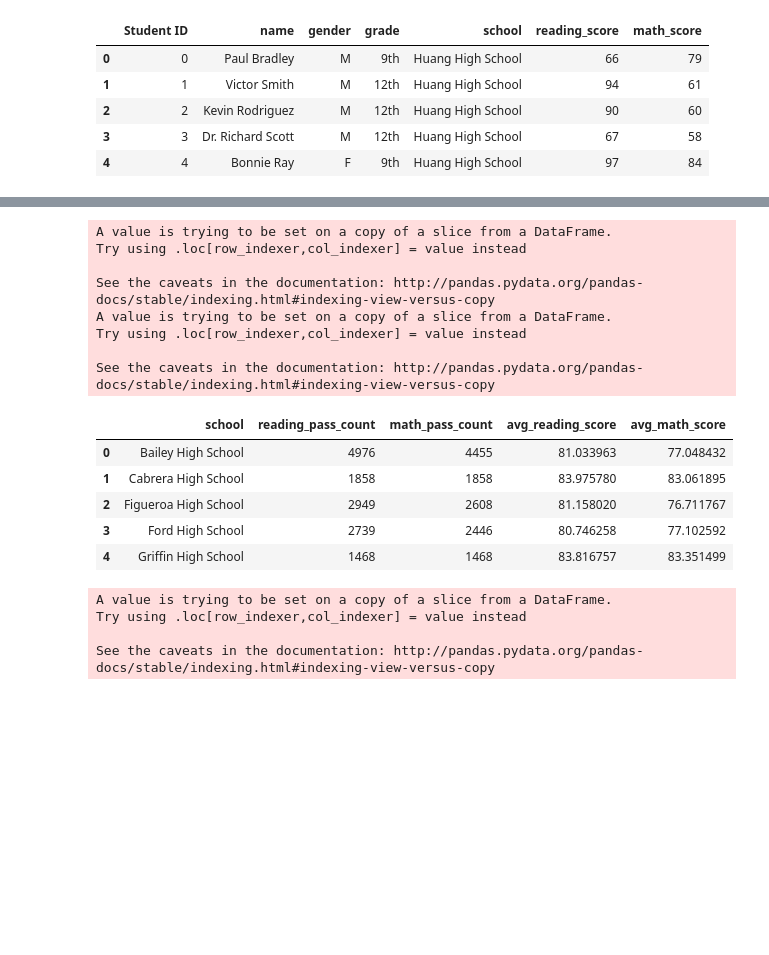
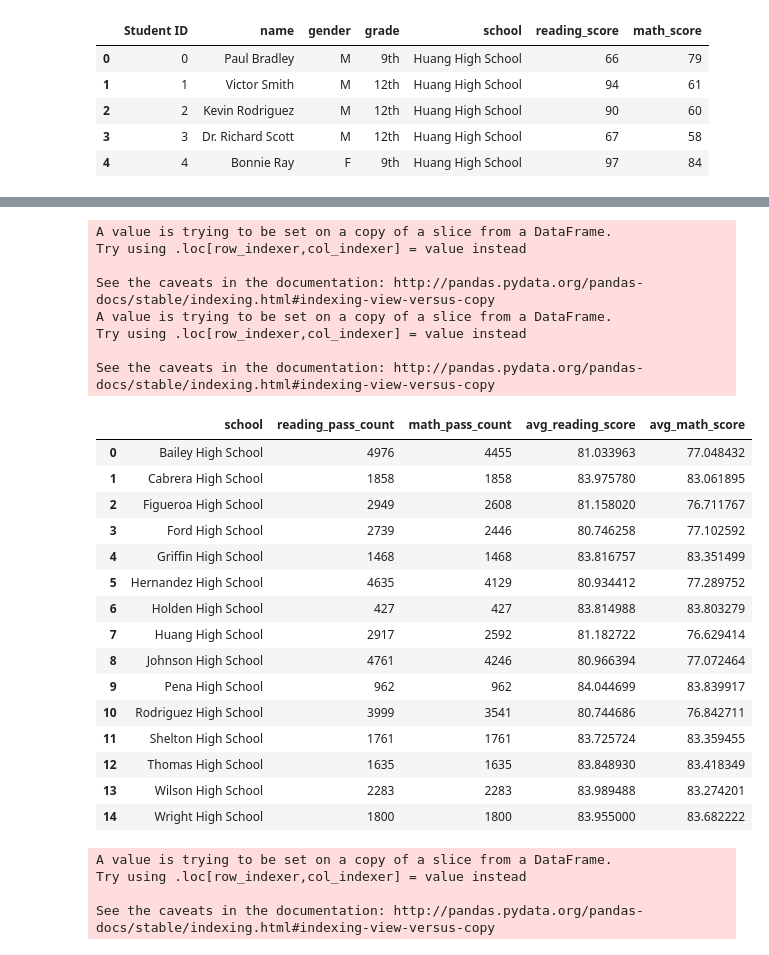
Before and after one commit to Lehughes04/AcademyOfPy, a Jupyter notebook: PyAcademyHW.ipynb, the cells around one changed output, grey strips where cells are left out. Cells and saved outputs as stored; diff of their text form; code cells hidden in the pictures; blank space fills up the shorter version.

```diff
--- a/PyAcademyHW.ipynb
+++ b/PyAcademyHW.ipynb
@@ -63,34 +69,44 @@ df_stu1 = df_stu[['school','reading_score','math_score']]
 df_stu1['reading_pass_count'] = [1 if x >=60 else 0 for x in df_stu1['reading_score']]
 df_stu1['math_pass_count'] = [1 if x >=60 else 0 for x in df_stu1['math_score']]
 
 #Group by school to get totals and averages
 df_stu1 = df_stu1.groupby('school')
 stu_pass = df_stu1['reading_pass_count','math_pass_count'].sum()
 stu_pass = stu_pass.reset_index()
 stu_avg = df_stu1['reading_score','math_score'].mean()
 stu_avg = stu_avg.reset_index()
 
 #merge dataframes to get data into 1 table
 df_merge = pd.merge(stu_pass, stu_avg, on='school', how='outer')
 
 #rename columns
 df_merge = df_merge.rename(columns={'reading_score':'avg_reading_score','math_score':'avg_math_score'})
-df_merge.head()
+df_merge
 # %% [output]
 A value is trying to be set on a copy of a slice from a DataFrame.
 Try using .loc[row_indexer,col_indexer] = value instead
 
 See the caveats in the documentation: http://pandas.pydata.org/pandas-docs/stable/indexing.html#indexing-view-versus-copy
 A value is trying to be set on a copy of a slice from a DataFrame.
 Try using .loc[row_indexer,col_indexer] = value instead
 
 See the caveats in the documentation: http://pandas.pydata.org/pandas-docs/stable/indexing.html#indexing-view-versus-copy
 |  | school | reading_pass_count | math_pass_count | avg_reading_score | avg_math_score |
 | 0 | Bailey High School | 4976 | 4455 | 81.033963 | 77.048432 |
 | 1 | Cabrera High School | 1858 | 1858 | 83.975780 | 83.061895 |
 | 2 | Figueroa High School | 2949 | 2608 | 81.158020 | 76.711767 |
 | 3 | Ford High School | 2739 | 2446 | 80.746258 | 77.102592 |
 | 4 | Griffin High School | 1468 | 1468 | 83.816757 | 83.351499 |
+| 5 | Hernandez High School | 4635 | 4129 | 80.934412 | 77.289752 |
+| 6 | Holden High School | 427 | 427 | 83.814988 | 83.803279 |
+| 7 | Huang High School | 2917 | 2592 | 81.182722 | 76.629414 |
+| 8 | Johnson High School | 4761 | 4246 | 80.966394 | 77.072464 |
+| 9 | Pena High School | 962 | 962 | 84.044699 | 83.839917 |
+| 10 | Rodriguez High School | 3999 | 3541 | 80.744686 | 76.842711 |
+| 11 | Shelton High School | 1761 | 1761 | 83.725724 | 83.359455 |
+| 12 | Thomas High School | 1635 | 1635 | 83.848930 | 83.418349 |
+| 13 | Wilson High School | 2283 | 2283 | 83.989488 | 83.274201 |
+| 14 | Wright High School | 1800 | 1800 | 83.955000 | 83.682222 |
 # %%
 df_merge1 = pd.merge(df_merge,df_sch, on='school', how='outer')
 
```
Also changed, not shown: parts of 1 cell of this notebook.
